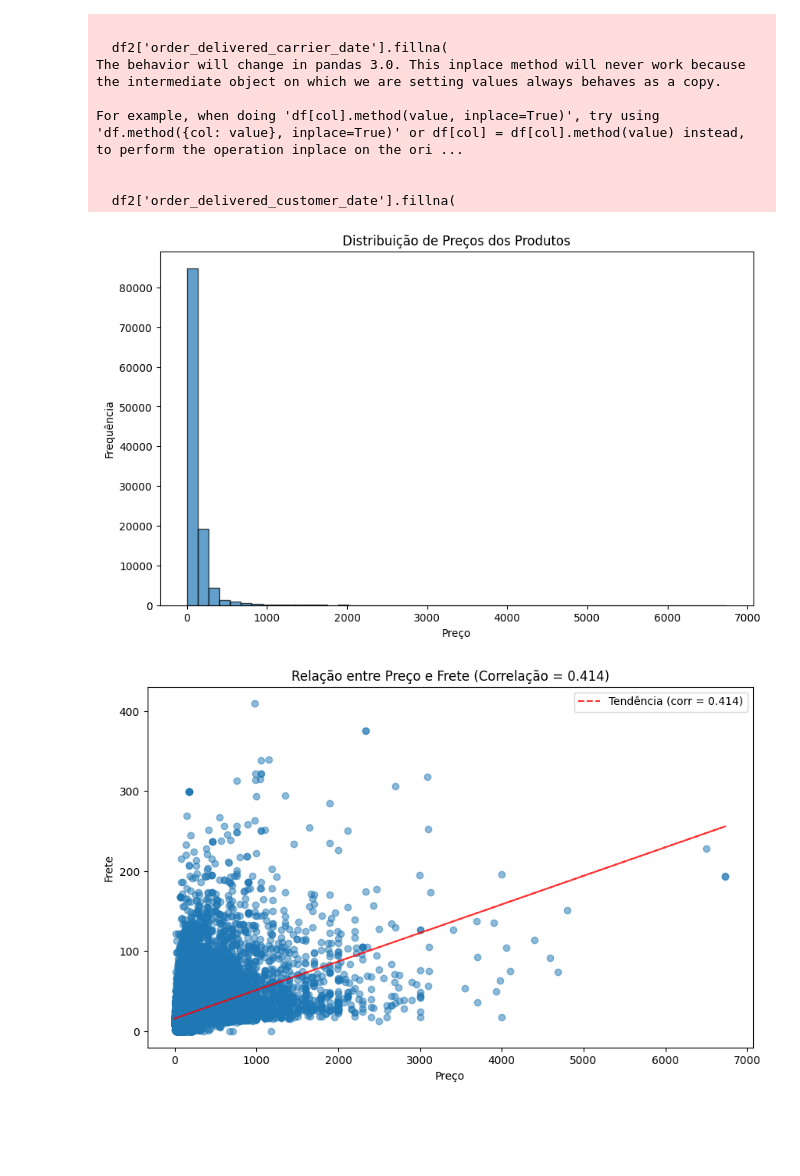
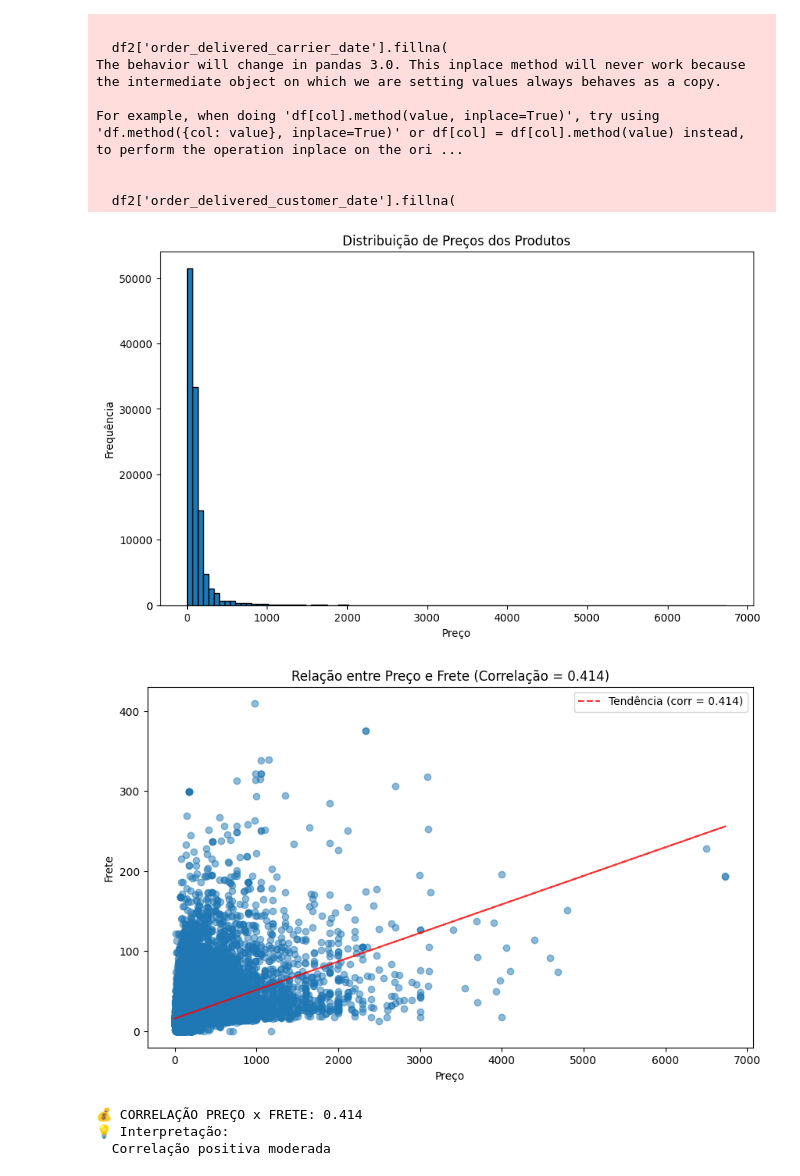
Before and after one commit to VithGab/-Data_Sciences_VG, a Jupyter notebook: Homework_Ecommerce.ipynb, the cells around one changed output. Saved outputs shown, nothing was run; the diff lists cells and outputs as text; code cells hidden in the pictures; blank space fills up the shorter version.

```diff
--- a/Homework_Ecommerce.ipynb
+++ b/Homework_Ecommerce.ipynb
@@ -329,0 +271,7 @@ plt.show()
+# %%
+from scipy.stats import zscore
+df['Z_score'] = zscore(df['price'])
+outliers_zscore = df[df['Z_score'].abs() > 3]
+print(f"Número de outliers identificados com Z-score: {len(outliers_zscore)}")
+
+#Manter os outliers pois por mais que os preços se destontiem dos demais, são vendas reais
@@ -416,49 +392,67 @@ For example, when doing 'df[col].method(value, inplace=True)', try using 'df.met
 
   df2['order_delivered_customer_date'].fillna(
 # %%
-# Gráficos básicos para análise
 import matplotlib.pyplot as plt
 
-# 1. Distribuição de preços
+#1 Distribuição de preços
 plt.figure(figsize=(10, 6))
-plt.hist(df['price'].dropna(), bins=50, alpha=0.7, edgecolor='black')
+plt.hist(df['price'].dropna(), bins=100, alpha=1.0, edgecolor='black')
 plt.title('Distribuição de Preços dos Produtos')
 plt.xlabel('Preço')
 plt.ylabel('Frequência')
 plt.show()
 
-# 2. Preço vs Frete
+#2 Preço vs Frete
 plt.figure(figsize=(10, 6))
 plt.scatter(df['price'], df['freight_value'], alpha=0.5)
-#Calculando Correlação
+
+#calculando correlação
 corr = df['price'].corr(df['freight_value'])
+
+#adicionando o titulo
 plt.title(f'Relação entre Preço e Frete (Correlação = {corr:.3f})')
 plt.xlabel('Preço')
 plt.ylabel('Frete')
-# Adicionar linha de tendência (opcional)
+
+#linha de tendência
 z = np.polyfit(df['price'].dropna(), df['freight_value'].dropna(), 1)
 p = np.poly1d(z)
 plt.plot(df['price'].dropna(), p(df['price'].dropna()), "r--", alpha=0.8,
          label=f'Tendência (corr = {corr:.3f})')
 plt.legend()
 
 plt.show()
-plt.show()
+
+print(f"💰 CORRELAÇÃO PREÇO x FRETE: {corr:.3f}")
+print("💡 Interpretação:")
+if corr > 0.7:
+    print("  Forte correlação positiva")
+elif corr > 0.3:
+    print("  Correlação positiva moderada")
+elif corr > 0:
+    print("  Fraca correlação positiva")
+elif corr < -0.7:
+    print("  Forte correlação negativa")
+else:
+    print("  Pouca ou nenhuma correlação linear")
 
 # 3. Top categorias de produtos
 if 'product_category_name' in df3.columns:
     top_categorias = df3['product_category_name'].value_counts().head(10)
 
     plt.figure(figsize=(10, 6))
     top_categorias.plot(kind='bar')
     plt.title('Top 10 Categorias de Produtos')
     plt.xlabel('Categoria')
     plt.ylabel('Quantidade')
     plt.xticks(rotation=45)
     plt.show()
 # %% [output]
-[figure, old version]
+[figure, new version]
 [figure]
+💰 CORRELAÇÃO PREÇO x FRETE: 0.414
+💡 Interpretação:
+  Correlação positiva moderada
 [figure]
 # %%
 # 1. Total do pedido (price + freight)
```
Also changed, not shown: parts of 10 cells of this notebook.
